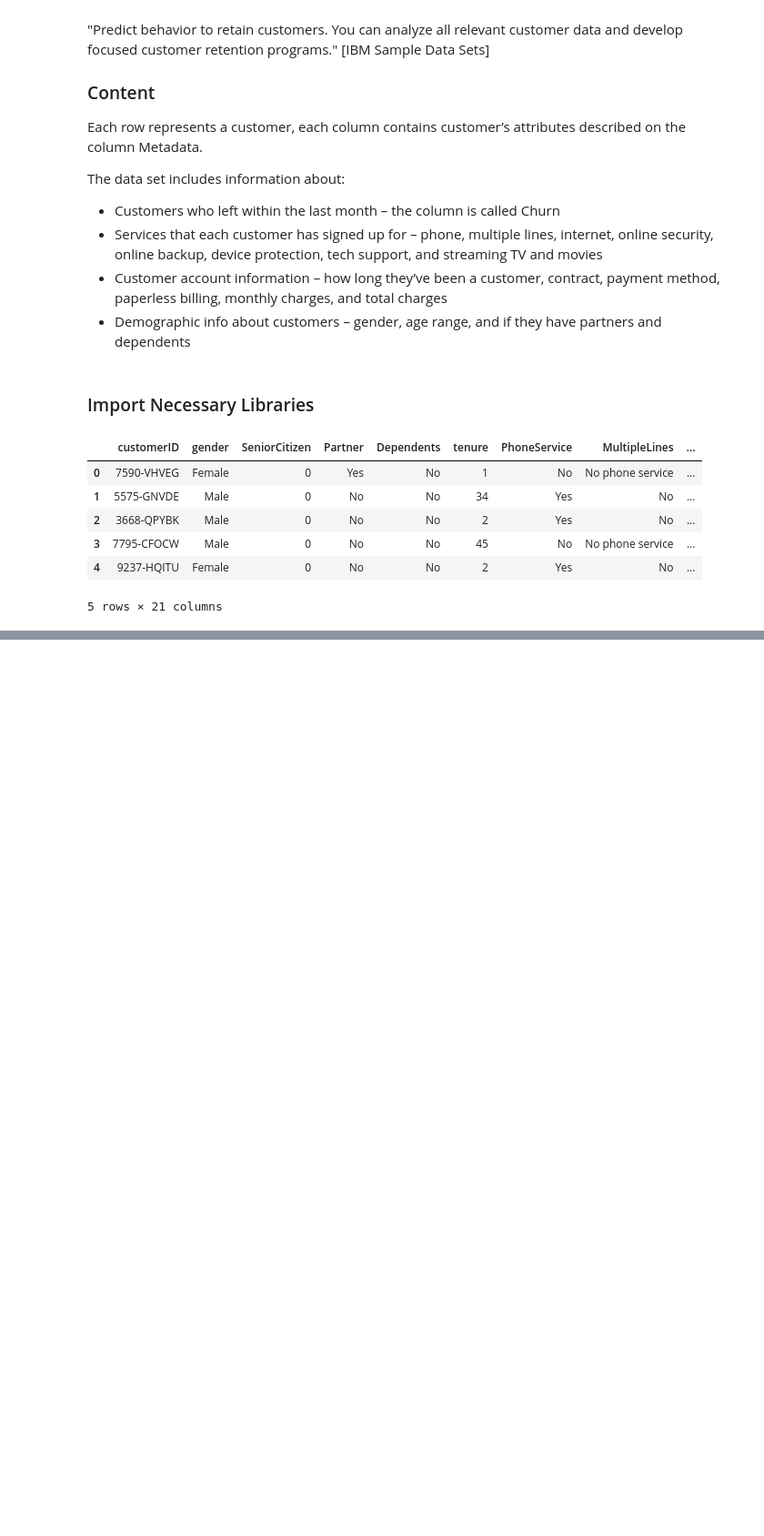
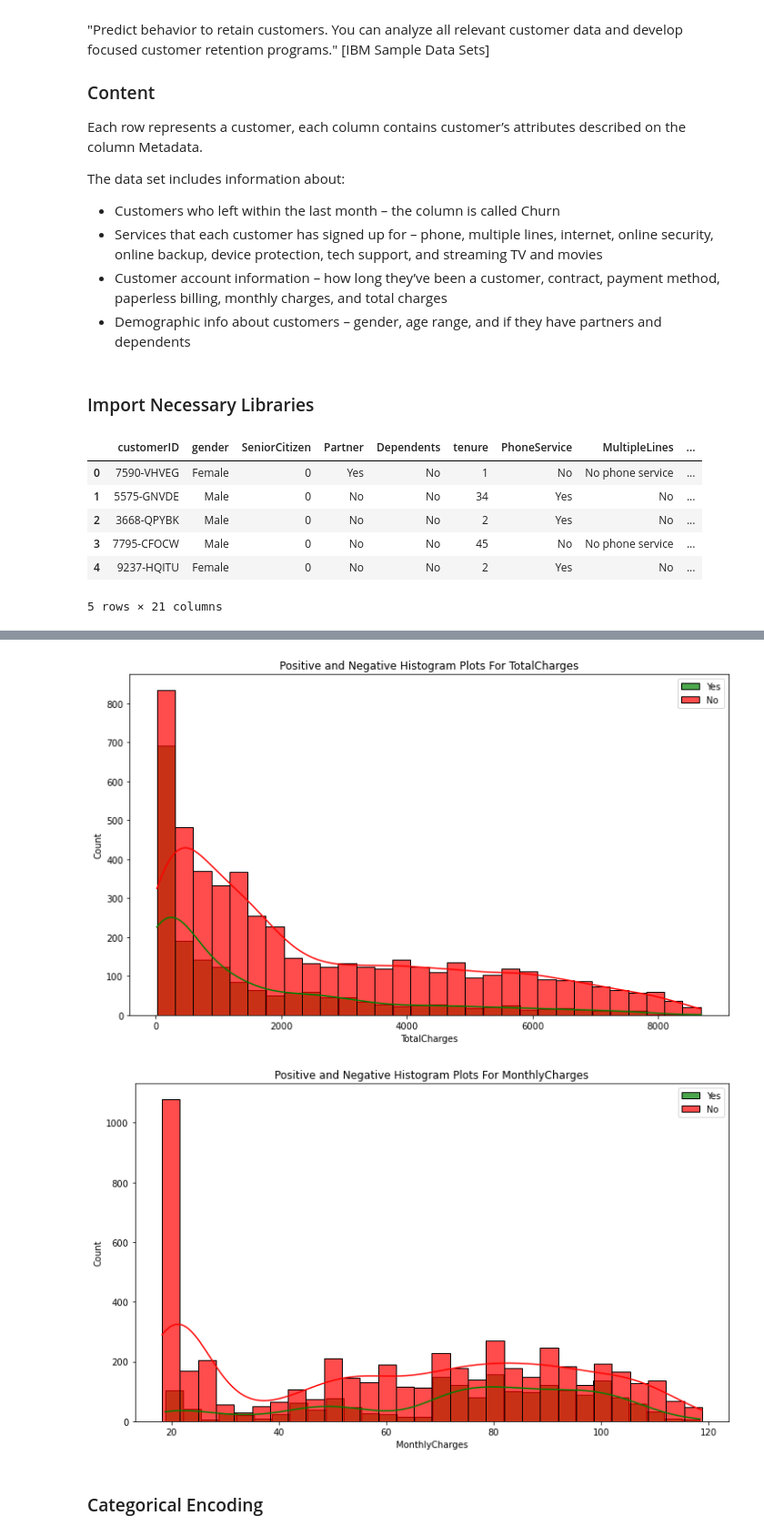
Before and after one commit to Princekrampah/DeepLearningProjects, a Jupyter notebook: CustomerChurnPrediction.ipynb, the cells around one changed output, grey strips where cells are left out. Shown at 91% size. Saved outputs shown, nothing was run; the diff lists cells and outputs as text; code cells hidden in the pictures; blank space fills up the shorter version.

```diff
--- a/CustomerChurnPrediction.ipynb
+++ b/CustomerChurnPrediction.ipynb
@@ -33,0 +209,18 @@ df.head()
+# %%
+for feature_col in interest_feature_cols:
+    pos_data = df[df["Churn"] == "Yes"][feature_col]
+    neg_data = df[df["Churn"] == "No"][feature_col]
+
+    plt.figure(figsize=(12, 7))
+
+    sns.histplot(pos_data, bins=30, alpha=0.7,label="Yes", color="green", kde=True)
+    sns.histplot(neg_data, bins=30, alpha=0.7, label="No", color="red", kde=True)
+
+    plt.legend(loc="upper right")
+    plt.title(f"Positive and Negative Histogram Plots For {feature_col}")
+    plt.show()
+# %% [output]
+[figure, added]
+[figure, added]
+# %% [markdown]
+### Categorical Encoding
```
Also changed, not shown: parts of 56 cells of this notebook.
